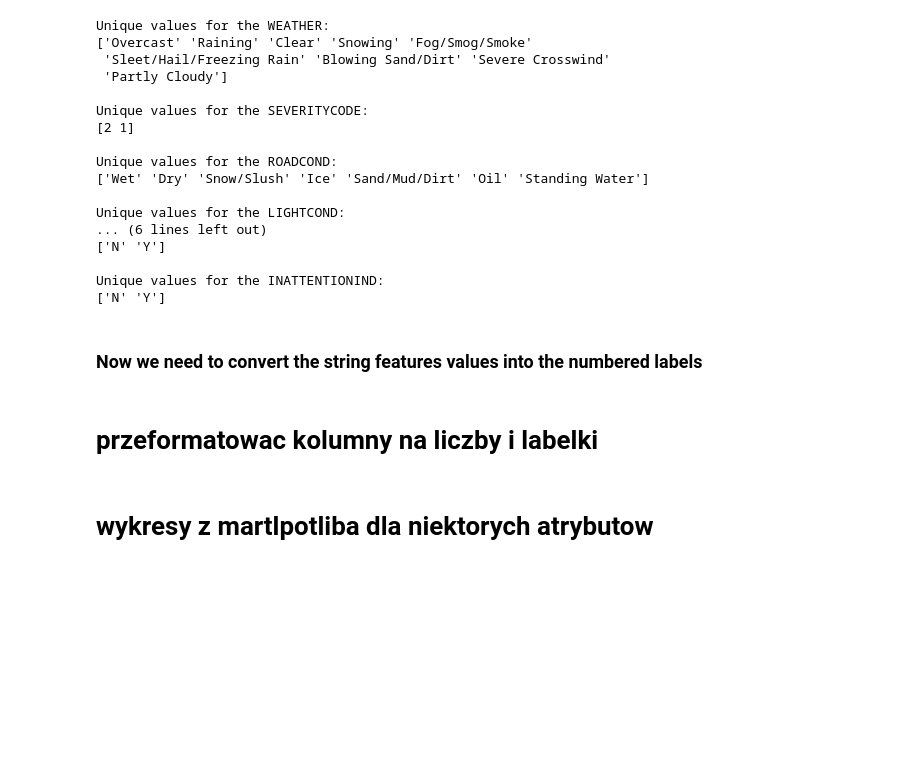
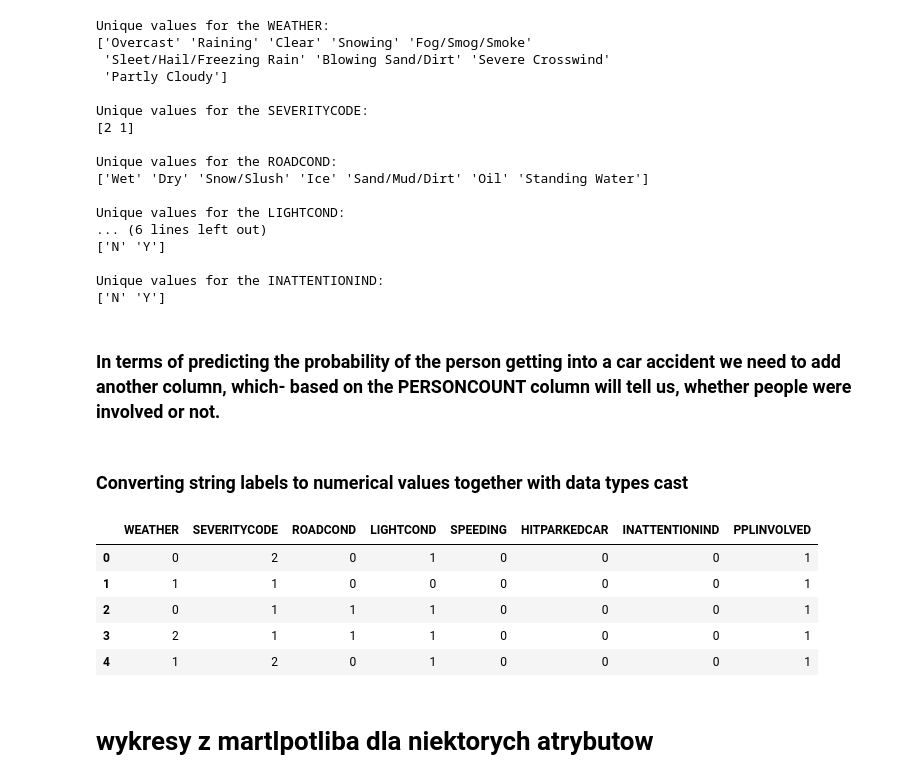
Before and after one commit to lukaszrbk/Coursera_Capstone, a Jupyter notebook: Applied Data Science Capstone Assignment.ipynb, the cells around one changed output. Saved outputs shown, nothing was run; the diff lists cells and outputs as text; code cells hidden in the pictures; blank space fills up the shorter version.

```diff
--- a/Applied Data Science Capstone Assignment.ipynb
+++ b/Applied Data Science Capstone Assignment.ipynb
@@ -210,9 +275,28 @@ Unique values for the LIGHTCOND:
 
 Unique values for the INATTENTIONIND:
 ['N' 'Y']
-# %% [markdown]
-### Now we need to convert the string features values into the numbered labels
-# %% [markdown]
-# przeformatowac kolumny na liczby i labelki
+# %% [markdown]
+### In terms of predicting the probability of the person getting into a car accident we need to add another column, which- based on the PERSONCOUNT column will tell us, whether people were involved or not.
+# %%
+df['PPLINVOLVED']=np.where(df['PERSONCOUNT']== 0, 'N', 'Y')
+# %%
+df.drop('PERSONCOUNT',axis=1,inplace=True)
+# %% [markdown]
+### Converting string labels to numerical values together with data types cast
+# %%
+df=df.replace({'Y':'1','N':'0'})
+df=df.replace({'Day':'1','Night':'0'})
+df=df.replace({'Wet':'0','Dry':'1','Snow/Slush':'2','Ice':'3','Sand/Mud/Dirt':'4','Oil':'5','Standing Water':'6'})
+df=df.replace({'Overcast':'0','Raining':'1','Clear':'2','Snowing':'3','Fog/Smog/Smoke':'4','Sleet/Hail/Freezing Rain':'5','Blowing Sand/Dirt':'6','Severe Crosswind':'7','Partly Cloudy':'8'})
+df=df.astype('int64')
+# %%
+df.head()
+# %% [output]
+|  | WEATHER | SEVERITYCODE | ROADCOND | LIGHTCOND | SPEEDING | HITPARKEDCAR | INATTENTIONIND | PPLINVOLVED |
+| 0 | 0 | 2 | 0 | 1 | 0 | 0 | 0 | 1 |
+| 1 | 1 | 1 | 0 | 0 | 0 | 0 | 0 | 1 |
+| 2 | 0 | 1 | 1 | 1 | 0 | 0 | 0 | 1 |
+| 3 | 2 | 1 | 1 | 1 | 0 | 0 | 0 | 1 |
+| 4 | 1 | 2 | 0 | 1 | 0 | 0 | 0 | 1 |
 # %% [markdown]
 # wykresy z martlpotliba dla niektorych atrybutow
```
Also changed, not shown: parts of 20 cells of this notebook.
